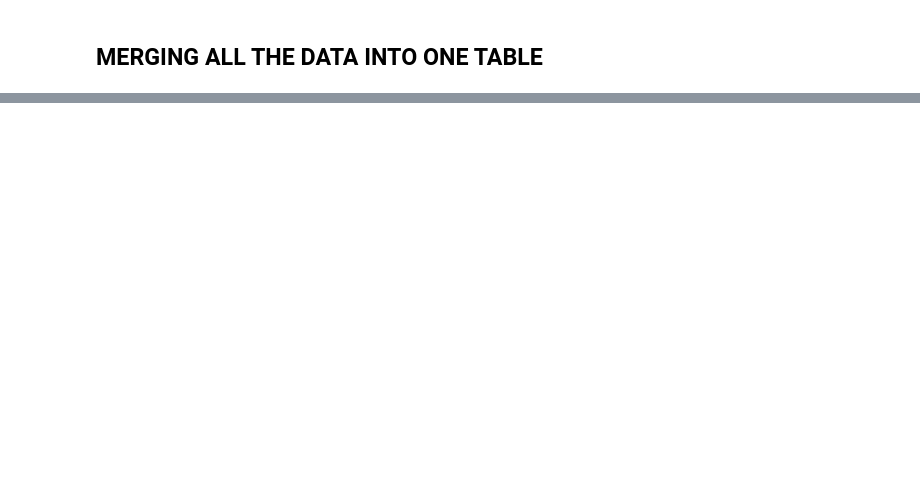
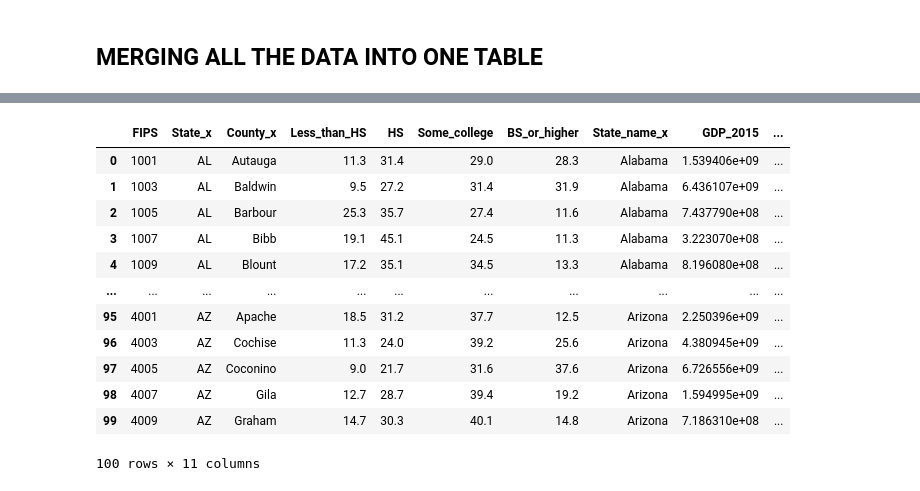
Before and after one commit to MeganBlazevic/Project2_Team8, a Jupyter notebook: Data_ETL.ipynb, the cells around one changed output, grey strips where cells are left out. Drawn from its saved outputs; the diff is of its cells as text; code cells hidden in the pictures; blank space fills up the shorter version.

```diff
--- a/Data_ETL.ipynb
+++ b/Data_ETL.ipynb
@@ -494,0 +603,21 @@ poverty_raw_df#.head()
+# %%
+#Delete duplicate columns
+human_development_df = human_development_df.loc[:,~human_development_df.columns.duplicated()]
+human_development_df = human_development_df.drop('County_y', axis=1)
+human_development_df = human_development_df.drop('State_y', axis=1)
+human_development_df = human_development_df.drop('State_name_y', axis=1)
+human_development_df.head(100)
+# %% [output]
+|  | FIPS | State_x | County_x | Less_than_HS | HS | Some_college | BS_or_higher | State_name_x | GDP_2015 | ... |
+| 0 | 1001 | AL | Autauga | 11.3 | 31.4 | 29.0 | 28.3 | Alabama | 1.539406e+09 | ... |
+| 1 | 1003 | AL | Baldwin | 9.5 | 27.2 | 31.4 | 31.9 | Alabama | 6.436107e+09 | ... |
+| 2 | 1005 | AL | Barbour | 25.3 | 35.7 | 27.4 | 11.6 | Alabama | 7.437790e+08 | ... |
+| 3 | 1007 | AL | Bibb | 19.1 | 45.1 | 24.5 | 11.3 | Alabama | 3.223070e+08 | ... |
+| 4 | 1009 | AL | Blount | 17.2 | 35.1 | 34.5 | 13.3 | Alabama | 8.196080e+08 | ... |
+| ... | ... | ... | ... | ... | ... | ... | ... | ... | ... | ... |
+| 95 | 4001 | AZ | Apache | 18.5 | 31.2 | 37.7 | 12.5 | Arizona | 2.250396e+09 | ... |
+| 96 | 4003 | AZ | Cochise | 11.3 | 24.0 | 39.2 | 25.6 | Arizona | 4.380945e+09 | ... |
+| 97 | 4005 | AZ | Coconino | 9.0 | 21.7 | 31.6 | 37.6 | Arizona | 6.726556e+09 | ... |
+| 98 | 4007 | AZ | Gila | 12.7 | 28.7 | 39.4 | 19.2 | Arizona | 1.594995e+09 | ... |
+| 99 | 4009 | AZ | Graham | 14.7 | 30.3 | 40.1 | 14.8 | Arizona | 7.186310e+08 | ... |
+100 rows × 11 columns
```
Also changed, not shown: parts of 17 cells of this notebook, 2 other files.
